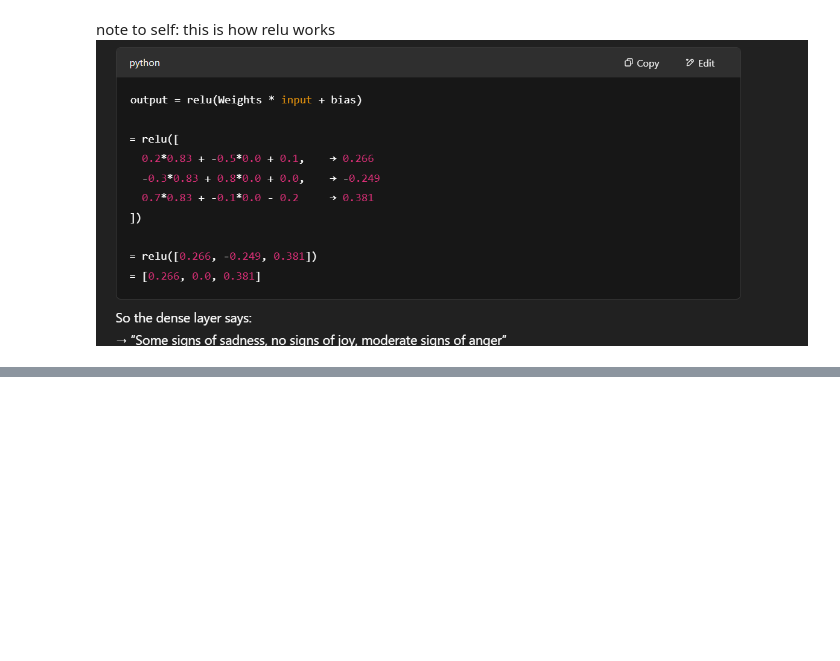
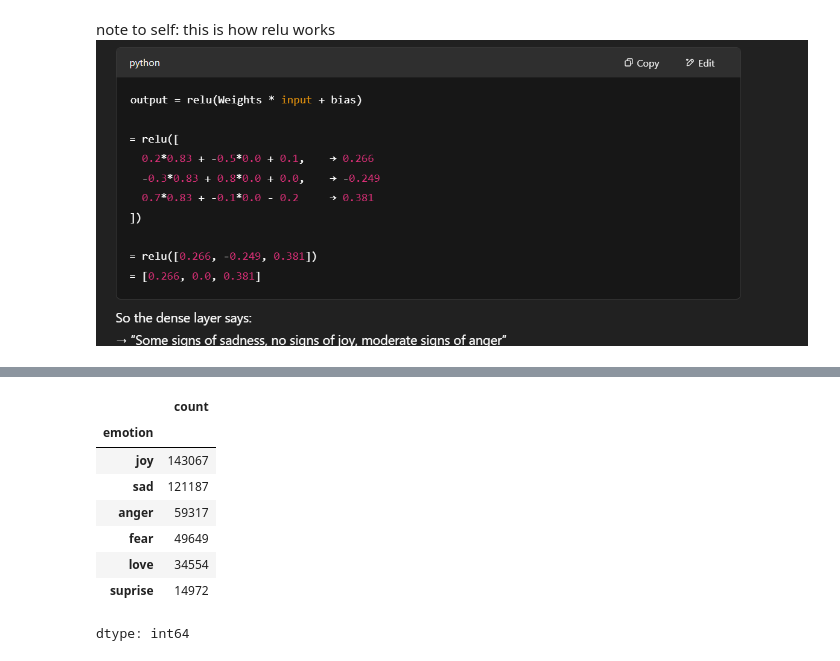
Before and after one commit to junaina/EmpathAI, a Jupyter notebook: EmpathAI.ipynb, the cells around one changed output, grey strips where cells are left out. Drawn from its saved outputs; the diff is of its cells as text; code cells hidden in the pictures; blank space fills up the shorter version.

```diff
--- a/EmpathAI.ipynb
+++ b/EmpathAI.ipynb
@@ -269,3 +313,15 @@ motivational_responses = {
 
 def get_motivational_response(emotion):
     return random.choice(motivational_responses.get(emotion.lower(), ["I'm here for you, no matter what you're feeling."]))
+# %%
+df["emotion"].value_counts()
+# %% [output]
+|  | count |
+| emotion |  |
+| joy | 143067 |
+| sad | 121187 |
+| anger | 59317 |
+| fear | 49649 |
+| love | 34554 |
+| suprise | 14972 |
+dtype: int64
```
Also changed, not shown: parts of 8 cells of this notebook.
